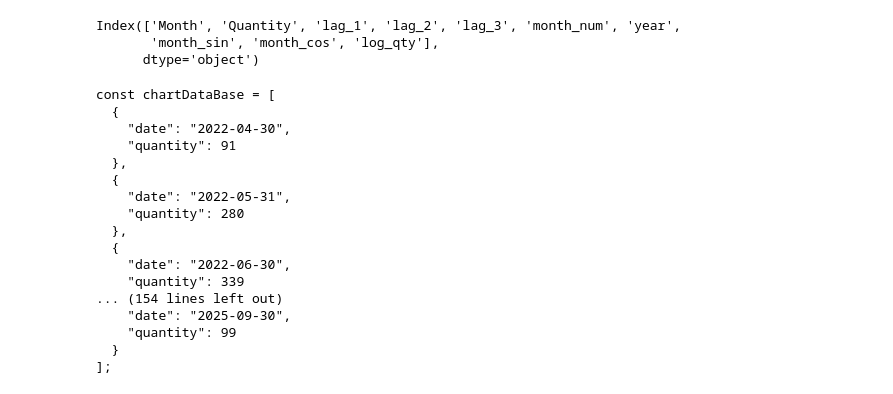
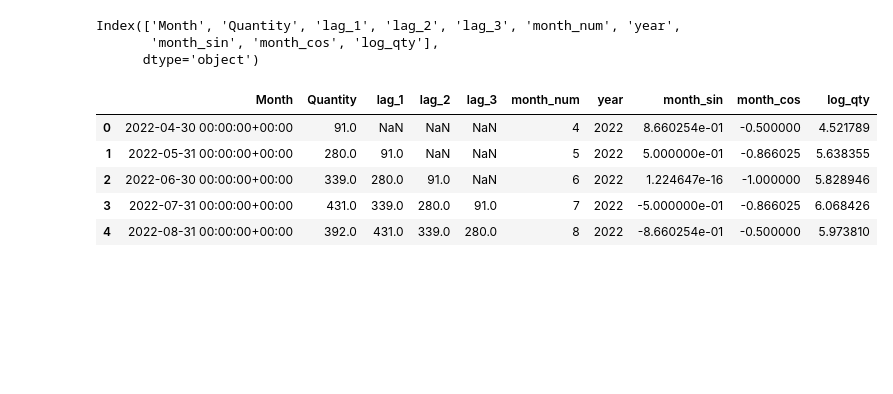
Before and after one commit to yaokiet/levelsliving-IMS, a Jupyter notebook: server/forecasting/forecasting.ipynb, the cells around one changed output. Drawn from its saved outputs; the diff is of its cells as text; code cells hidden in the pictures; blank space fills up the shorter version.

```diff
--- a/server/forecasting/forecasting.ipynb
+++ b/server/forecasting/forecasting.ipynb
@@ -749,41 +754,12 @@ inventory_monthly.columns
 Index(['Month', 'Quantity', 'lag_1', 'lag_2', 'lag_3', 'month_num', 'year',
        'month_sin', 'month_cos', 'log_qty'],
       dtype='object')
-# %%
-import json
-
-# Ensure Month is datetime
-inventory_monthly["Month"] = pd.to_datetime(inventory_monthly["Month"], errors="coerce")
-
-# Sort by date so frontend displays correctly
-df_sorted = inventory_monthly.sort_values("Month")
-
-# Format for JS copy-paste
-records = [
-    {
-        "date": d.strftime("%Y-%m-%d"),
-        "quantity": int(q) if pd.notna(q) else None,
-    }
-    for d, q in zip(df_sorted["Month"], df_sorted["Quantity"])
-]
-
-js_array = "const chartDataBase = " + json.dumps(records, indent=2) + ";"
-print(js_array)
-# %% [output]
-const chartDataBase = [
-  {
-    "date": "2022-04-30",
-    "quantity": 91
-  },
-  {
-    "date": "2022-05-31",
-    "quantity": 280
-  },
-  {
-    "date": "2022-06-30",
-    "quantity": 339
-... (154 lines left out)
-    "date": "2025-09-30",
-    "quantity": 99
-  }
-];
+# %%
+inventory_monthly.head()
+# %% [output]
+|  | Month | Quantity | lag_1 | lag_2 | lag_3 | month_num | year | month_sin | month_cos | log_qty |
+| 0 | 2022-04-30 00:00:00+00:00 | 91.0 | NaN | NaN | NaN | 4 | 2022 | 8.660254e-01 | -0.500000 | 4.521789 |
+| 1 | 2022-05-31 00:00:00+00:00 | 280.0 | 91.0 | NaN | NaN | 5 | 2022 | 5.000000e-01 | -0.866025 | 5.638355 |
+| 2 | 2022-06-30 00:00:00+00:00 | 339.0 | 280.0 | 91.0 | NaN | 6 | 2022 | 1.224647e-16 | -1.000000 | 5.828946 |
+| 3 | 2022-07-31 00:00:00+00:00 | 431.0 | 339.0 | 280.0 | 91.0 | 7 | 2022 | -5.000000e-01 | -0.866025 | 6.068426 |
+| 4 | 2022-08-31 00:00:00+00:00 | 392.0 | 431.0 | 339.0 | 280.0 | 8 | 2022 | -8.660254e-01 | -0.500000 | 5.973810 |
```
Also changed, not shown: parts of 15 cells of this notebook, 29 other files.
